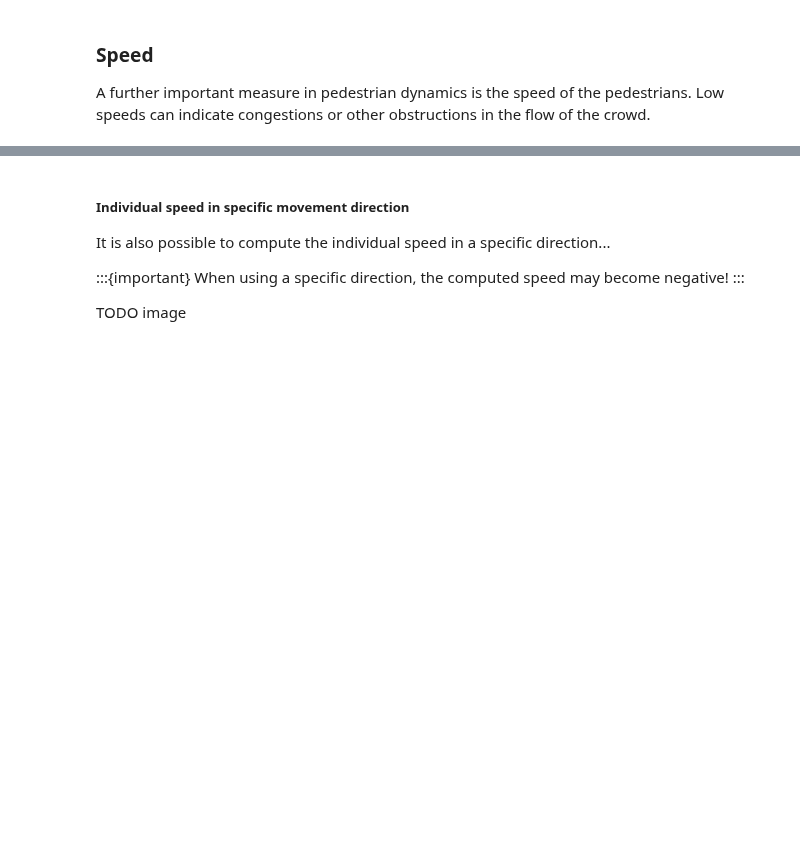
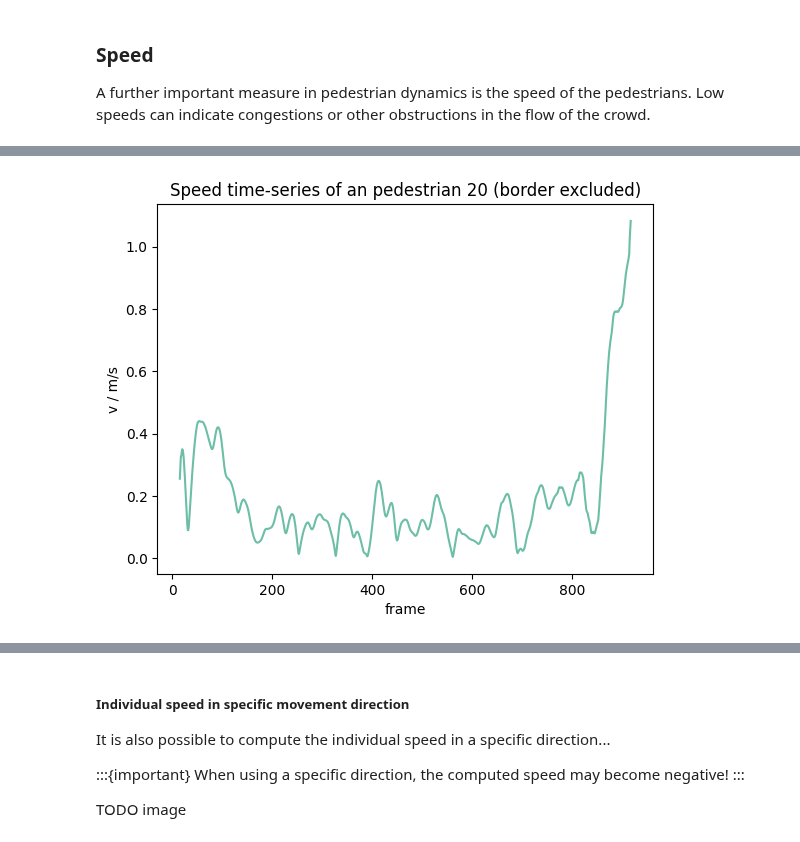
Before and after one commit to PedestrianDynamics/PedPy, a Jupyter notebook: notebooks/user_guide.ipynb, the cells around one changed output, grey strips where cells are left out. Saved outputs shown, nothing was run; the diff lists cells and outputs as text; code cells hidden in the pictures; blank space fills up the shorter version.

Commit message:
Start add speed in user guide

```diff
--- a/notebooks/user_guide.ipynb
+++ b/notebooks/user_guide.ipynb
@@ -736,0 +694,25 @@ TODO plot
+# %%
+from pedpy import compute_individual_speed, SpeedCalculation
+
+individual_speed_exclude = compute_individual_speed(
+    traj_data=traj,
+    frame_step=15,
+    compute_velocity=True,
+    speed_calculation=SpeedCalculation.BORDER_EXCLUDE
+)
+# %%
+ped_id = 20
+plt.figure()
+plt.title(f"Speed time-series of an pedestrian {ped_id} (border excluded)")
+single_individual_speed = individual_speed_exclude[individual_speed_exclude.id == ped_id]
+plt.plot(
+    single_individual_speed.frame,
+    single_individual_speed.speed,
+    color=pedpy_green,
+)
+
+plt.xlabel("frame")
+plt.ylabel("v / m/s")
+plt.show()
+# %% [output]
+[figure, added]
```
Also changed, not shown: parts of 9 cells of this notebook.
